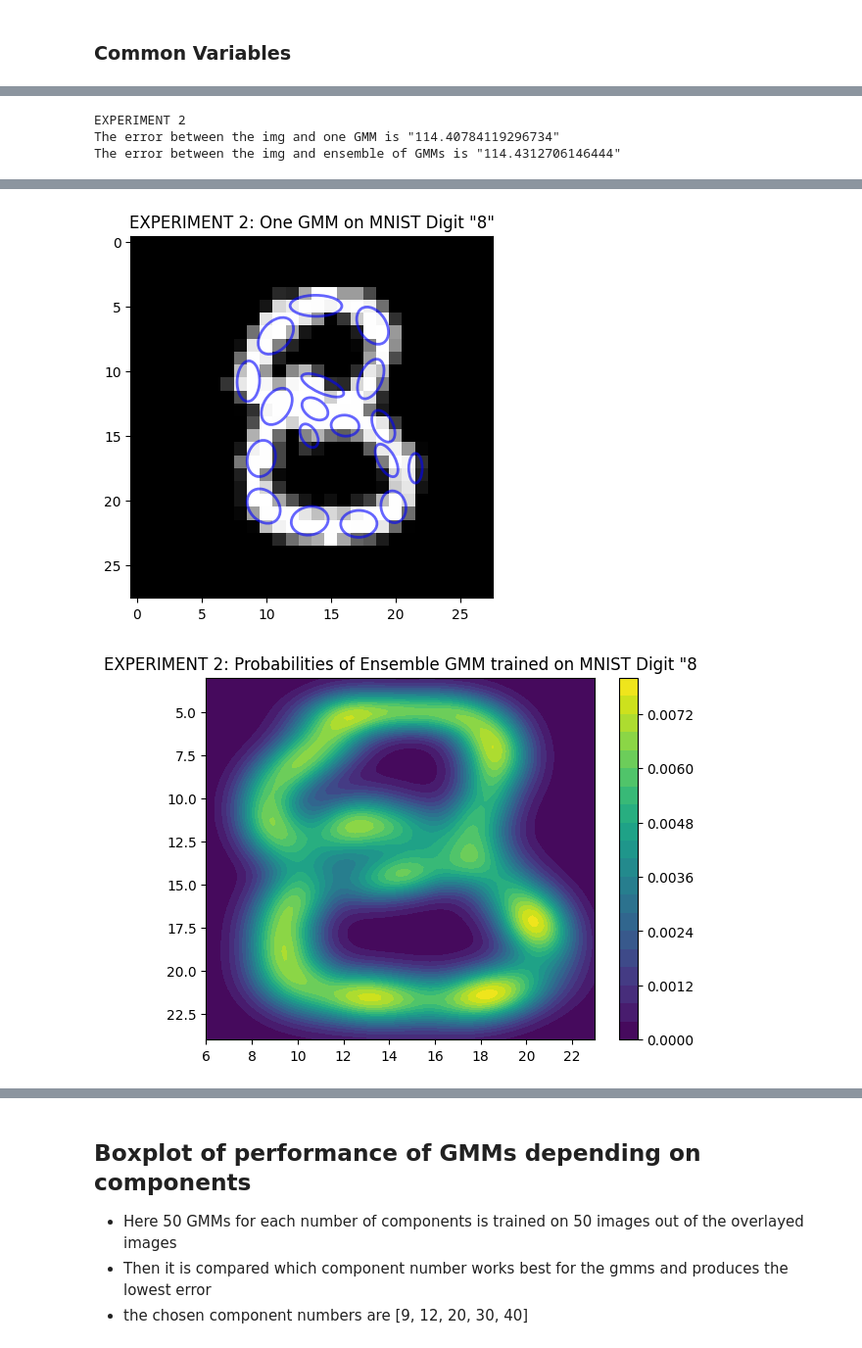
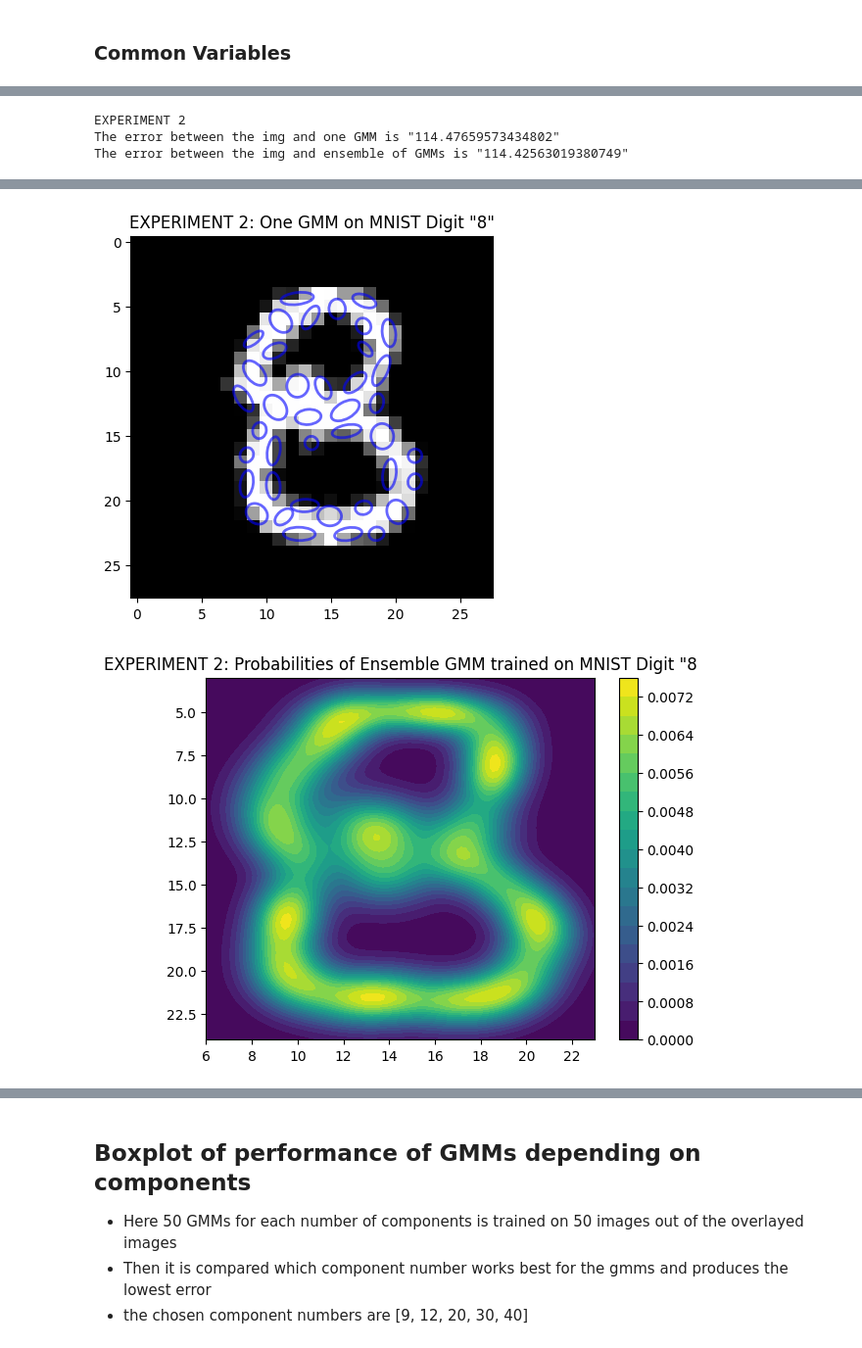
Before and after one commit to DaSebb/gmm_project, a Jupyter notebook: src/gmm_notebook.ipynb, the cells around one changed output, grey strips where cells are left out. Shown at 98% size. Cells and saved outputs as stored; diff of their text form; code cells hidden in the pictures.

```diff
--- a/src/gmm_notebook.ipynb
+++ b/src/gmm_notebook.ipynb
@@ -86,7 +86,11 @@ def compare_error_of_GMM_and_IMG(fitted_gmms, xy_table, img):
     img_with_probs = convert_pixel_to_probabilities(img)
     log_likelihoods = np.array([gmm.score_samples(xy_table) for gmm in fitted_gmms])
     average_log_likelihoods = np.mean(log_likelihoods, axis=0)
-    predictions = np.exp(average_log_likelihoods)
+    densities = np.exp(average_log_likelihoods)
+
+    densities_min = np.min(densities)
+    densities_max = np.max(densities)
+    predictions = (densities - densities_min) / (densities_max - densities_min)
 
     total_error = 0
     if len(xy_table) != len(predictions):
@@ -143,7 +174,7 @@ result_1 = np.array(result_1)
 digit_img_2 = X_digit[26]
 XY_table_2 = create_XY_table(digit_img_2)
 
-gmm2 = GaussianMixture(n_components=18, covariance_type='full')
+gmm2 = GaussianMixture(n_components=40, covariance_type='full')
 gmm2.fit(XY_table_2)
 
 gmm_array = [GaussianMixture(n_components=12, covariance_type='full') for _ in range(5)]
@@ -167,34 +198,34 @@ fig4, ax4 = plt.subplots()
 fig5, ax5 = plt.subplots()
 
 positions = [1,2]
 data = [result_1[:, 0], result_1[:, 1]]
 ax5.boxplot(data, positions=positions, widths=0.4)
 
 ax5.set_xticks(positions)
 ax5.set_xticklabels(['Error OIMG-IMG', 'Error OIMG-GMM (7 to 23 components)'])
 ax5.set_title("Errors between overlayed image and single image or trained gmm over 50 experiments")
 
 plot_gmm(gmm2, ax3)
 
 ax.imshow(X_digit_img, cmap='gray')
 ax.set_title(f'EXPERIMENT 1: One GMM on MNIST Digit "{digit}"')
 #sub_plot_gmm_probabilities_in_subplot(fig5, ax5, XY_table, [gmm_01])
 
 ax2.imshow(overlayed_digits, cmap='gray')
 ax2.set_title(f'EXPERIMENT 1: Overlayed digit_imgs of digit "{digit}"')
 
 ax3.imshow(digit_img_2, cmap='gray')
 ax3.set_title(f'EXPERIMENT 2: One GMM on MNIST Digit "{digit}"')
 
 ax4.set_title(f'EXPERIMENT 2: Probabilities of Ensemble GMM trained on MNIST Digit "{digit}')
 sub_plot_gmm_probabilities_in_subplot(fig4, ax4, XY_table_2, gmm_array)
 
 plt.show()
 # %% [output]
 EXPERIMENT 2
-The error between the img and one GMM is "114.40784119296734"
-The error between the img and ensemble of GMMs is "114.4312706146444"
+The error between the img and one GMM is "114.47659573434802"
+The error between the img and ensemble of GMMs is "114.42563019380749"
 [figure]
 [figure]
-[figure, old version]
+[figure, new version]
-[figure, old version]
+[figure, new version]
```
Also changed, not shown: parts of 4 cells of this notebook, 1 other file.
